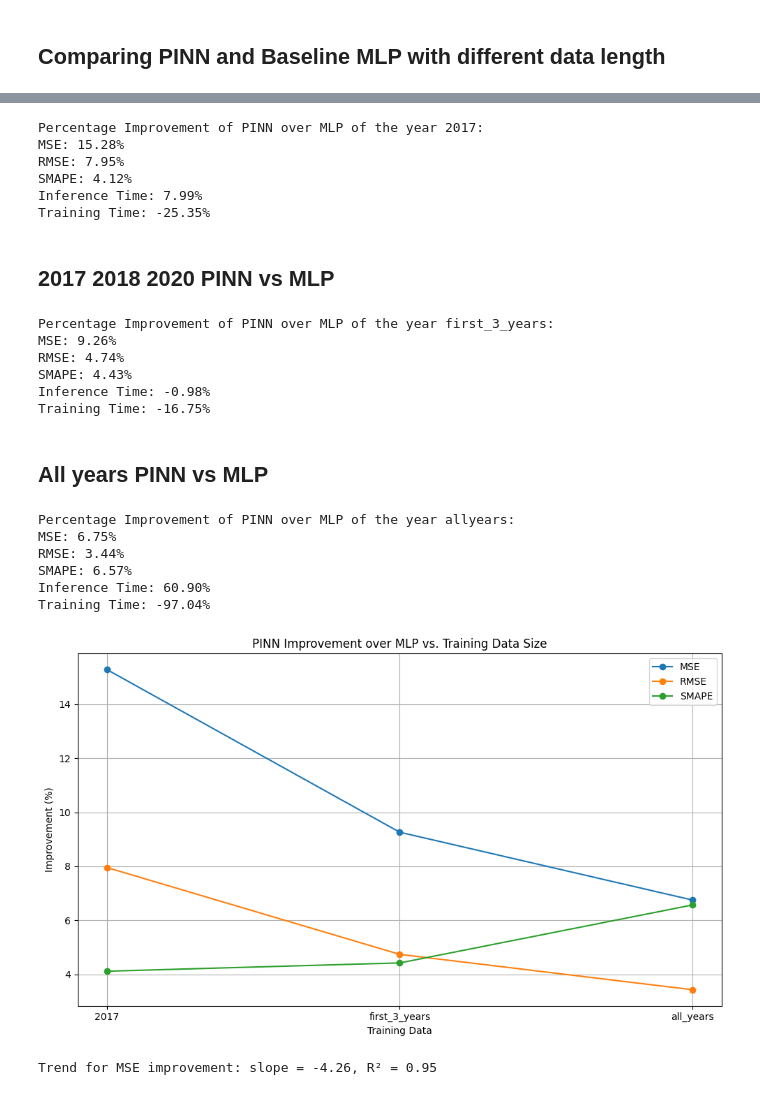
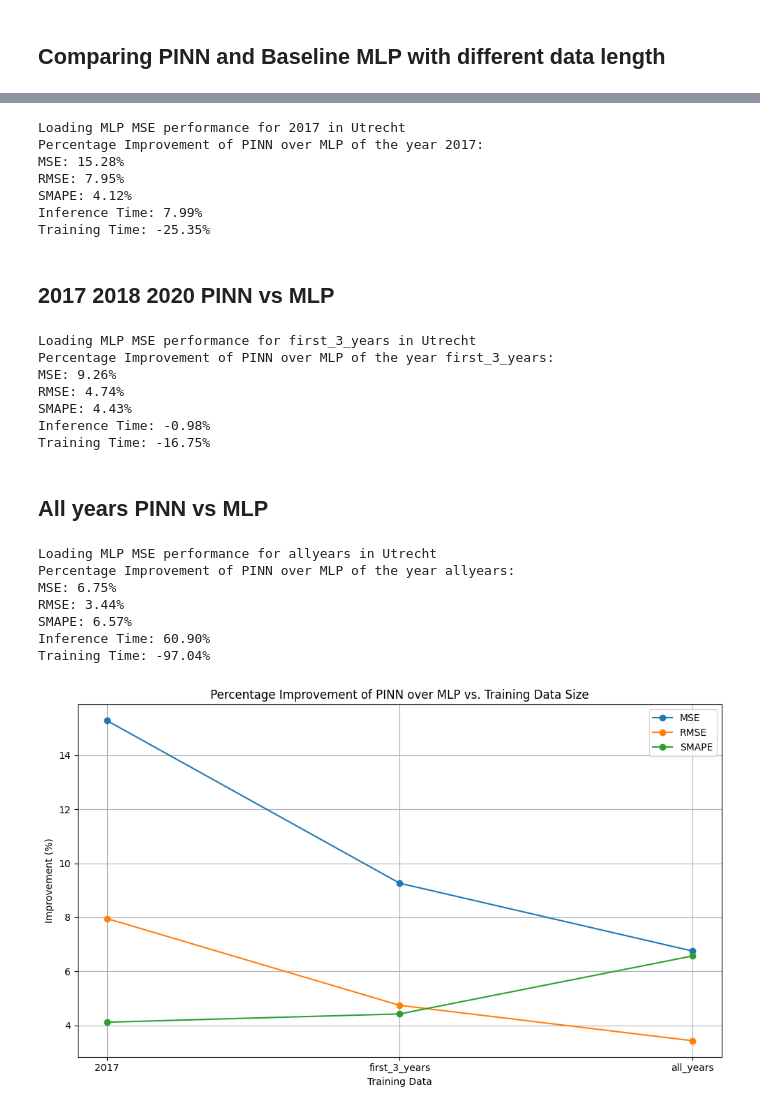
Before and after one commit to CodingMonkey17/forecasting_smog_PEML, a Jupyter notebook: src/compare_results.ipynb, the cells around one changed output, grey strips where cells are left out. Cells and saved outputs as stored; diff of their text form; code cells hidden in the pictures.

```diff
--- a/src/compare_results.ipynb
+++ b/src/compare_results.ipynb
@@ -44 +49,3 @@ def get_PINN_improvement(years):
+# %%
+city = 'Utrecht'
 # %% [markdown]
@@ -46,8 +53,9 @@ def get_PINN_improvement(years):
 # %%
 years = 2017
 # Get the improvement of PINN over MLP for the specified year
-improvement_2017 = get_PINN_improvement(years)
+improvement_2017 = get_PINN_improvement(years, city)
 # %% [output]
+Loading MLP MSE performance for 2017 in Utrecht
 Percentage Improvement of PINN over MLP of the year 2017:
 MSE: 15.28%
 RMSE: 7.95%
@@ -58,8 +66,9 @@ Training Time: -25.35%
 ## 2017 2018 2020 PINN vs MLP
 # %%
 years = 'first_3_years'
-improvement_first_3_years = get_PINN_improvement(years)
+improvement_first_3_years = get_PINN_improvement(years, city)
 # %% [output]
+Loading MLP MSE performance for first_3_years in Utrecht
 Percentage Improvement of PINN over MLP of the year first_3_years:
 MSE: 9.26%
 RMSE: 4.74%
@@ -70,8 +79,9 @@ Training Time: -16.75%
 ## All years PINN vs MLP
 # %%
 years = 'allyears'
-improvement_all_years = get_PINN_improvement(years)
+improvement_all_years = get_PINN_improvement(years, city)
 # %% [output]
+Loading MLP MSE performance for allyears in Utrecht
 Percentage Improvement of PINN over MLP of the year allyears:
 MSE: 6.75%
 RMSE: 3.44%
@@ -94,25 +104,15 @@ improvement_df = pd.DataFrame(data).T  # Transpose so rows are years, columns ar
 # %%
 plt.figure(figsize=(10, 6))
 for metric in ["MSE", "RMSE", "SMAPE"]:
     plt.plot(improvement_df.index, improvement_df[metric], marker="o", label=metric)
 
-plt.title("PINN Improvement over MLP vs. Training Data Size")
+plt.title("Percentage Improvement of PINN over MLP vs. Training Data Size")
 plt.ylabel("Improvement (%)")
 plt.xlabel("Training Data")
 plt.legend()
 plt.grid(True)
 plt.tight_layout()
+plt.savefig(BASE_DIR / 'data' / 'thesis_plots' / 'PINN_MLP_improvement_Utrecht.png')
 plt.show()
 # %% [output]
-[figure, old version]
+[figure, new version]
-# %%
-from scipy.stats import linregress
-
-# Example: quantify trend for MSE
-x = [1, 2, 3]  # Encode: 2017 = 1, first_3_years = 2, all_years = 3
-y = improvement_df["MSE"].values
-slope, intercept, r_value, _, _ = linregress(x, y)
-
-print(f"Trend for MSE improvement: slope = {slope:.2f}, R² = {r_value**2:.2f}")
-# %% [output]
-Trend for MSE improvement: slope = -4.26, R² = 0.95
```
Also changed, not shown: parts of 7 cells of this notebook, 21 other files.
